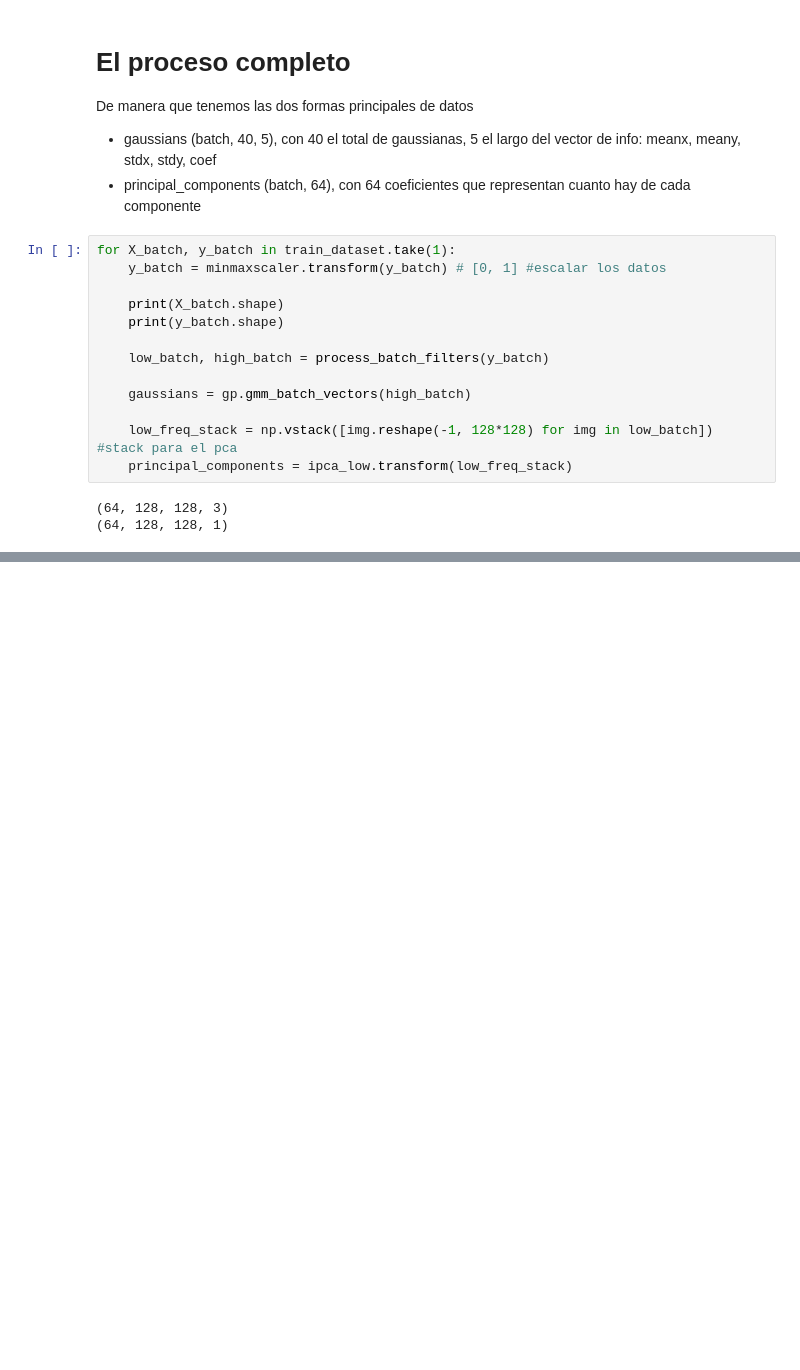
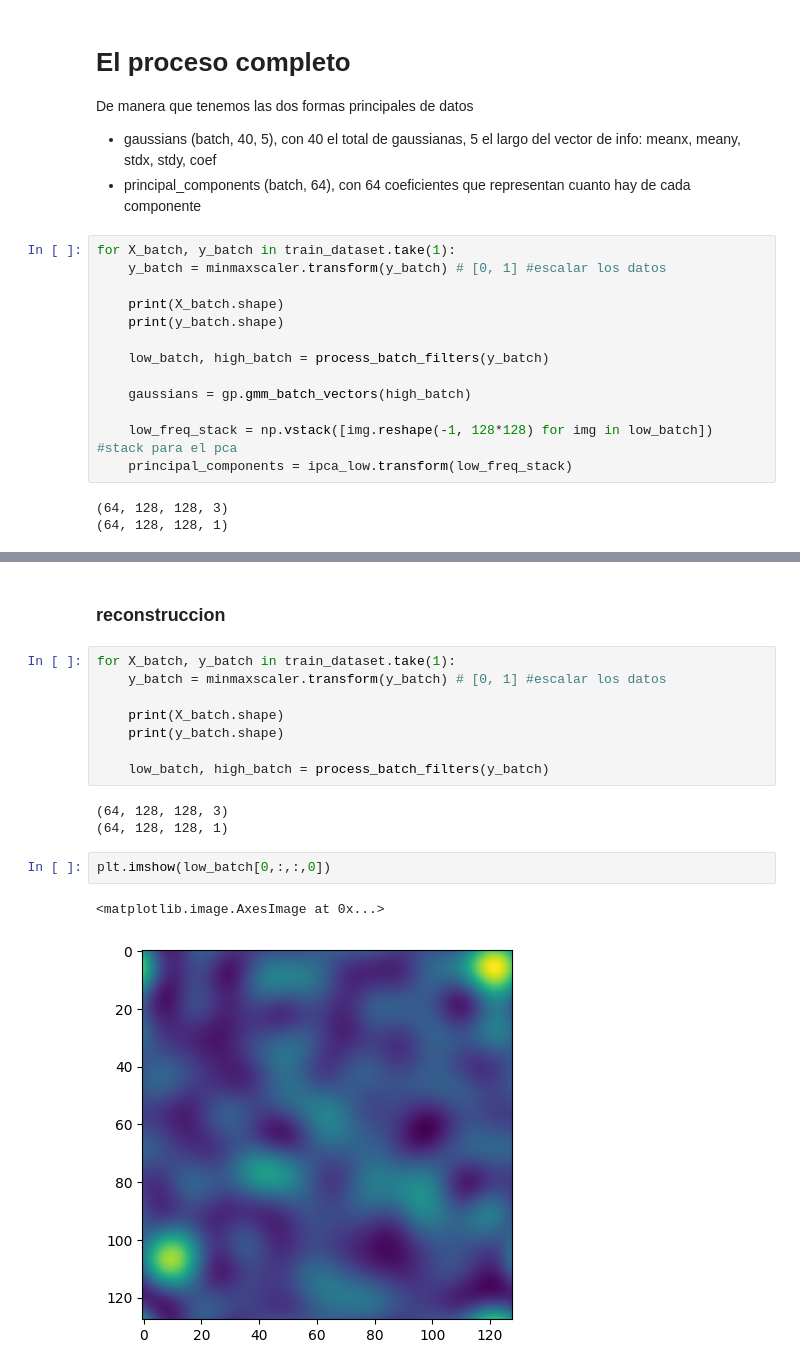
Before and after one commit to fbientrigo/grav_lensing, a Jupyter notebook: 06_pipeline_parametric/a_parametrize.ipynb, the cells around one changed output, grey strips where cells are left out. Saved outputs shown, nothing was run; the diff lists cells and outputs as text; blank space fills up the shorter version.

Commit message:
primer training parametrico

```diff
--- a/06_pipeline_parametric/a_parametrize.ipynb
+++ b/06_pipeline_parametric/a_parametrize.ipynb
@@ -106,0 +489,18 @@ for X_batch, y_batch in train_dataset.take(1):
+# %% [markdown]
+### reconstruccion
+# %%
+for X_batch, y_batch in train_dataset.take(1):
+    y_batch = minmaxscaler.transform(y_batch) # [0, 1] #escalar los datos
+
+    print(X_batch.shape)
+    print(y_batch.shape)
+
+    low_batch, high_batch = process_batch_filters(y_batch)
+# %% [output]
+(64, 128, 128, 3)
+(64, 128, 128, 1)
+# %%
+plt.imshow(low_batch[0,:,:,0])
+# %% [output]
+<matplotlib.image.AxesImage at 0x...>
+[figure, added]
```
Also changed, not shown: parts of 17 cells of this notebook, 2 other files.
